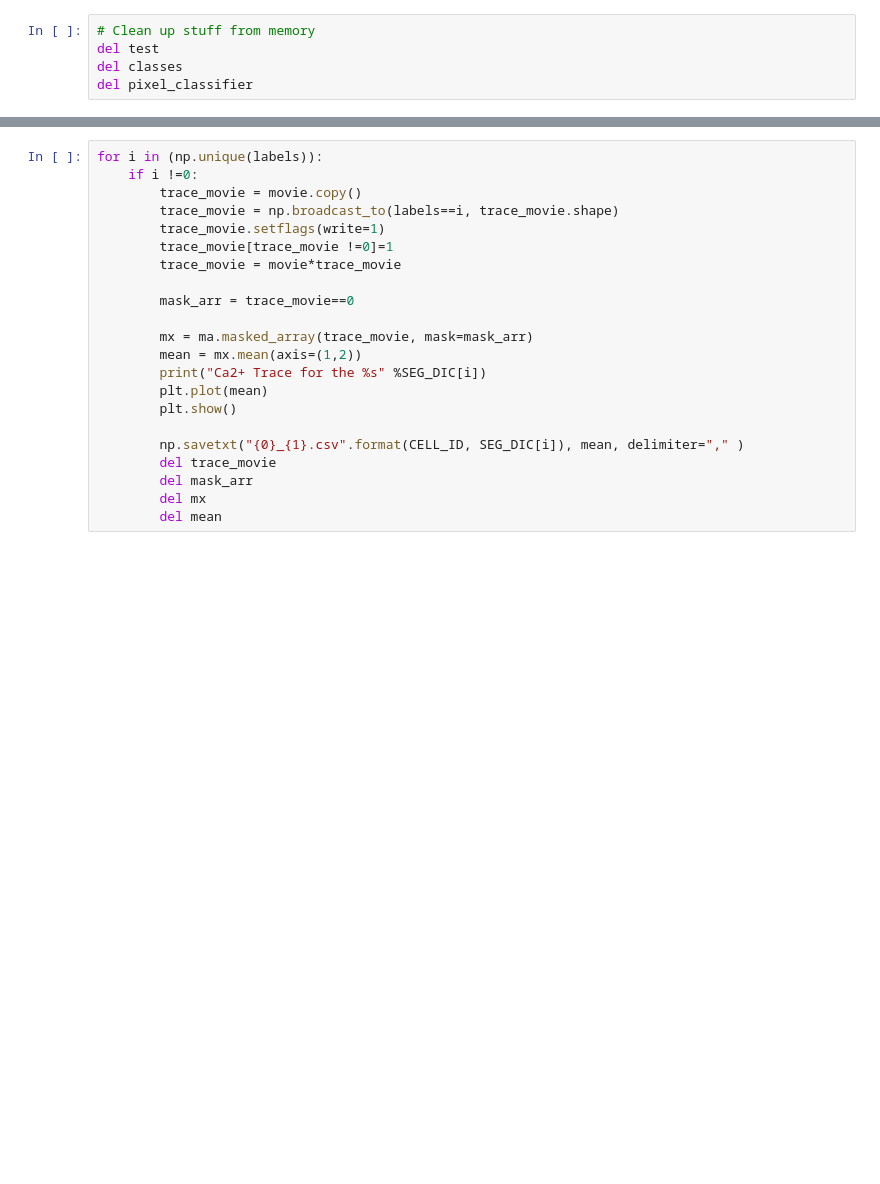
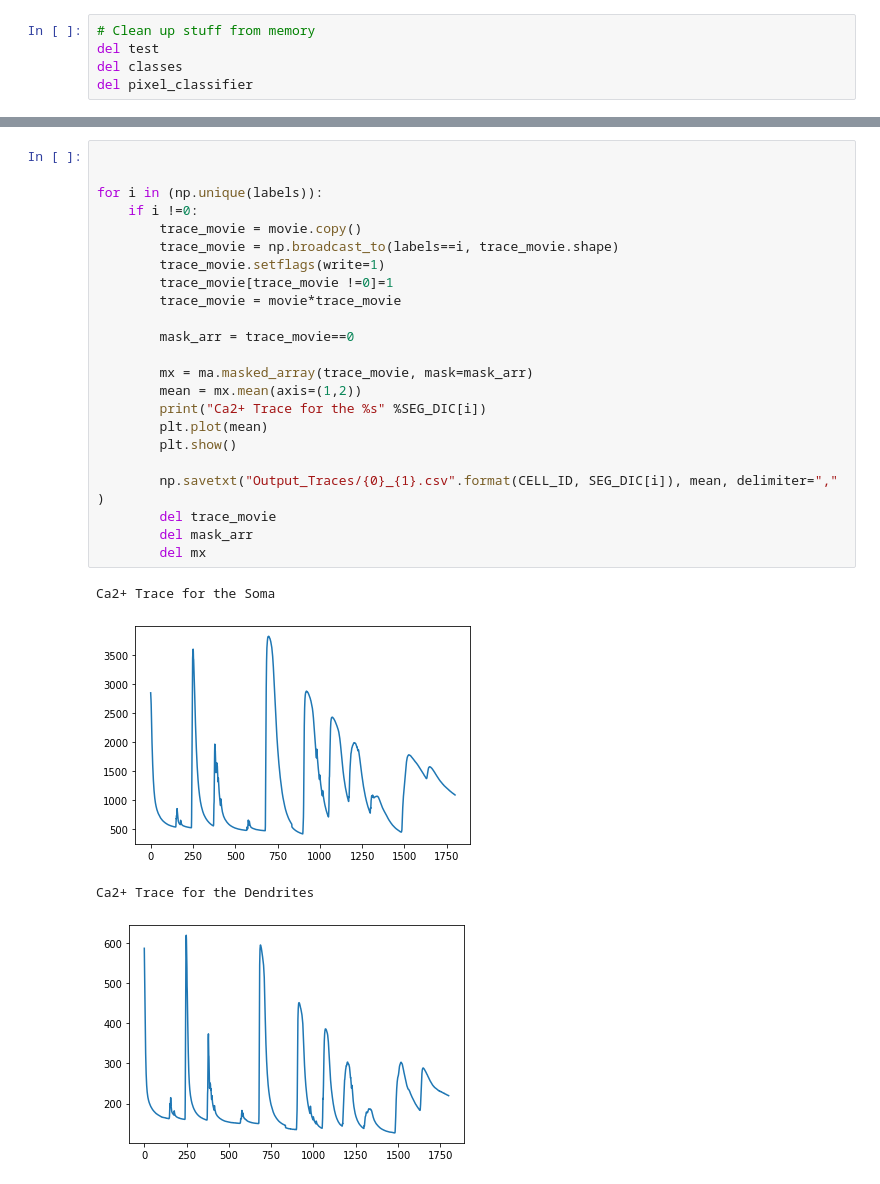
Before and after one commit to ubcbraincircuits/nuclear_cytosol_segmentation, a Jupyter notebook: dendritic_segmentation/Dendritic_Segmentation.ipynb, the cells around one changed output, grey strips where cells are left out. Saved outputs shown, nothing was run; the diff lists cells and outputs as text; blank space fills up the shorter version.

```diff
--- a/dendritic_segmentation/Dendritic_Segmentation.ipynb
+++ b/dendritic_segmentation/Dendritic_Segmentation.ipynb
@@ -111,22 +112,28 @@ np.save('labels_'+OUTPUT)
 # %%
+
+
 for i in (np.unique(labels)):
     if i !=0:
         trace_movie = movie.copy()
         trace_movie = np.broadcast_to(labels==i, trace_movie.shape)
         trace_movie.setflags(write=1)
         trace_movie[trace_movie !=0]=1
         trace_movie = movie*trace_movie
 
         mask_arr = trace_movie==0
 
         mx = ma.masked_array(trace_movie, mask=mask_arr)
         mean = mx.mean(axis=(1,2))
         print("Ca2+ Trace for the %s" %SEG_DIC[i])
         plt.plot(mean)
         plt.show()
 
-        np.savetxt("{0}_{1}.csv".format(CELL_ID, SEG_DIC[i]), mean, delimiter="," )
+        np.savetxt("Output_Traces/{0}_{1}.csv".format(CELL_ID, SEG_DIC[i]), mean, delimiter="," )
         del trace_movie
         del mask_arr
         del mx
-        del mean
+# %% [output]
+Ca2+ Trace for the Soma
+[figure, added]
+Ca2+ Trace for the Dendrites
+[figure, added]
```
Also changed, not shown: parts of 9 cells of this notebook, 8 other files.
